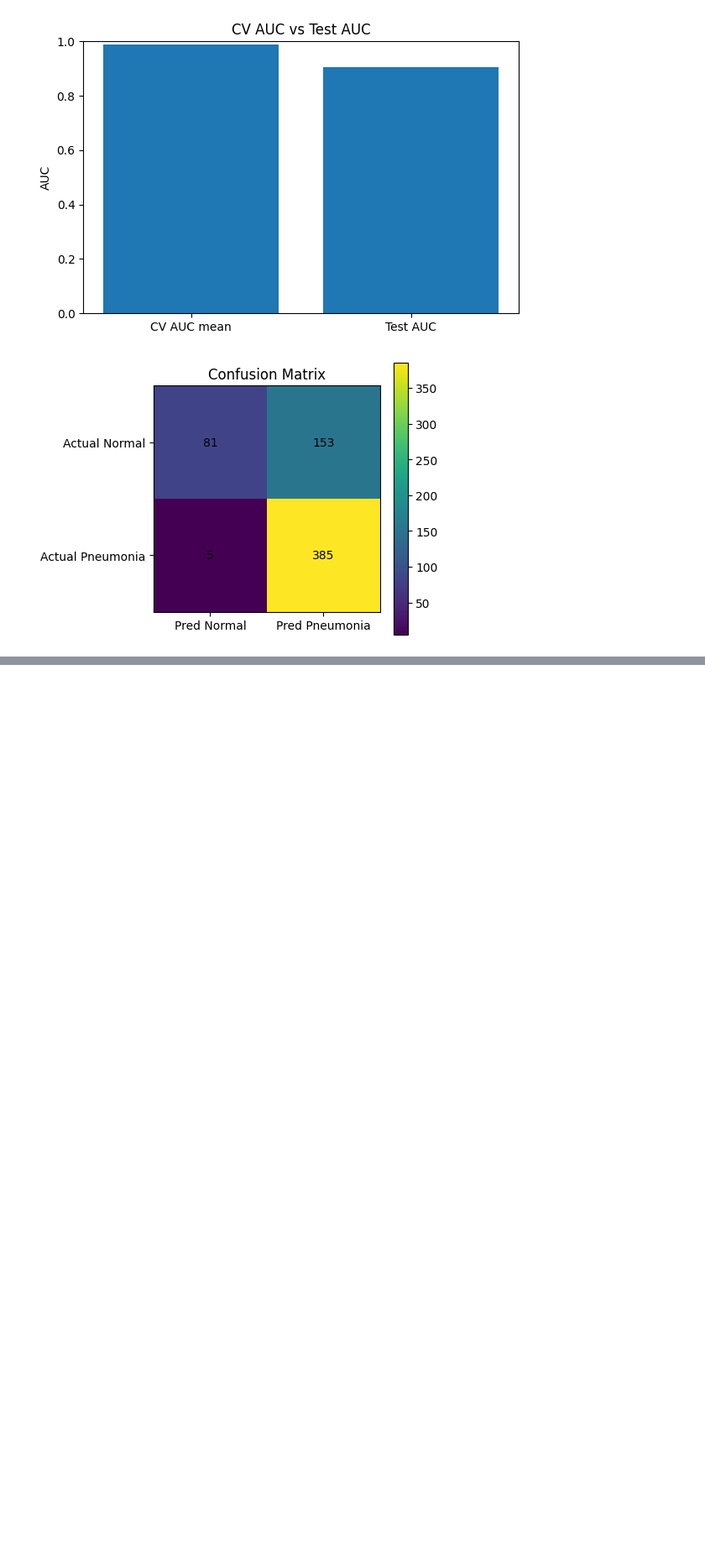
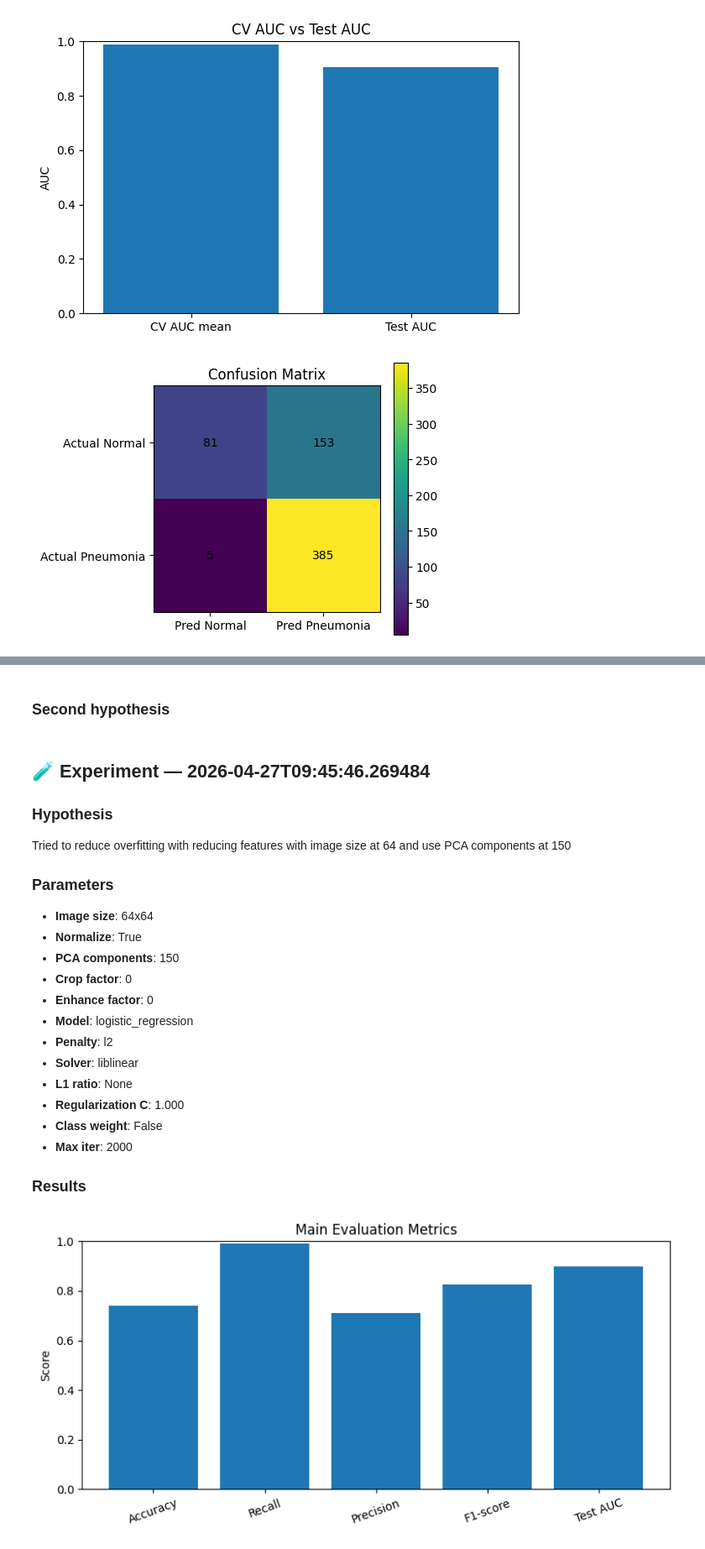
Before and after one commit to Nicolas-Dmb/t-dev-810, a Jupyter notebook: notebooks/logistic_reg.ipynb, the cells around one changed output, grey strips where cells are left out. Shown at 84% size. Saved outputs shown, nothing was run; the diff lists cells and outputs as text; code cells hidden in the pictures; blank space fills up the shorter version.

Commit message:
feat/ write all hypothesis

```diff
--- a/notebooks/logistic_reg.ipynb
+++ b/notebooks/logistic_reg.ipynb
@@ -369,0 +387,27 @@ first try to have result reference with default config
+# %% [markdown]
+### Second hypothesis
+# %%
+display_experiment_from_json('2026-04-27T09:45:46.269484')
+# %% [output]
+
+## 🧪 Experiment — 2026-04-27T09:45:46.269484
+
+### Hypothesis
+Tried to reduce overfitting with reducing features with image size at 64 and use PCA components at 150
+
+### Parameters
+- **Image size**: 64x64
+- **Normalize**: True
+- **PCA components**: 150
+- **Crop factor**: 0
+- **Enhance factor**: 0
+- **Model**: logistic_regression
+- **Penalty**: l2
+- **Solver**: liblinear
+- **L1 ratio**: None
+- **Regularization C**: 1.000
+- **Class weight**: False
+- **Max iter**: 2000
+
+### Results
+[figure, added]
```
Also changed, not shown: parts of 26 cells of this notebook, 4 other files.
